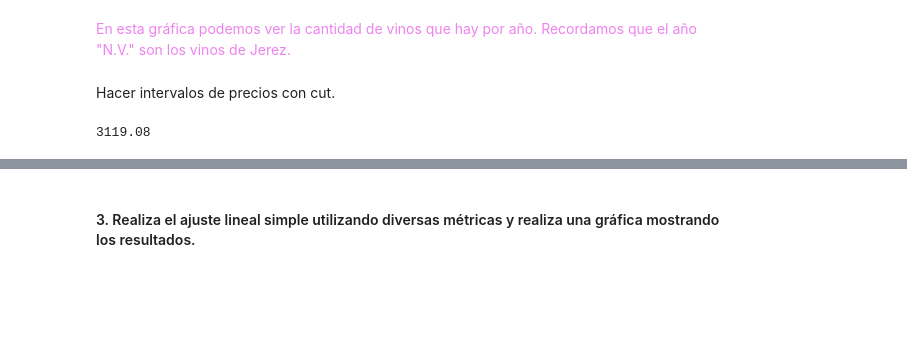
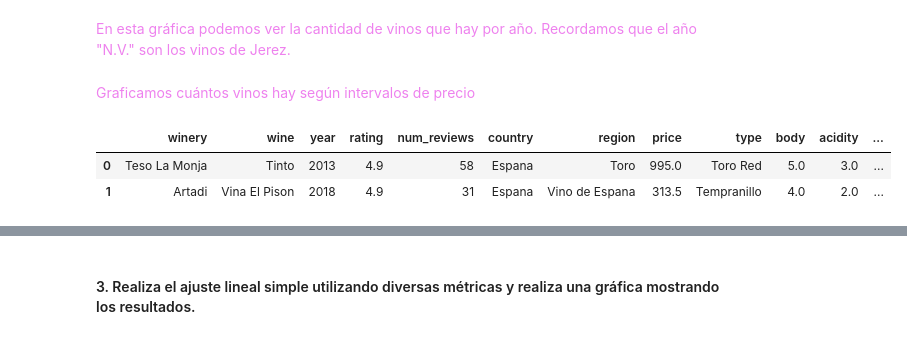
Before and after one commit to Adalab/DA-promo-A-module-3-pairprog-1-pair-3-Olivia-Laura, a Jupyter notebook: REGRESION/REGRESION_LINEAL_1/pair_regresion_lineal_1.ipynb, the cells around one changed output, grey strips where cells are left out. Cells and saved outputs as stored; diff of their text form; code cells hidden in the pictures; blank space fills up the shorter version.

```diff
--- a/REGRESION/REGRESION_LINEAL_1/pair_regresion_lineal_1.ipynb
+++ b/REGRESION/REGRESION_LINEAL_1/pair_regresion_lineal_1.ipynb
@@ -200,12 +276,15 @@ Text(0, 0.5, 'Nº de vinos')
 [figure]
 # %% [markdown]
 <font color = 'violet'> En esta gráfica podemos ver la cantidad de vinos que hay por año. Recordamos que el año "N.V." son los vinos de Jerez.
-# %% [markdown]
-Hacer intervalos de precios con cut.
-# %%
-max(vinos['price'])
-# %% [output]
-3119.08
+# %% [markdown]
+<font color = 'violet'> Graficamos cuántos vinos hay según intervalos de precio
+# %%
+vinos["price_interval"]= pd.cut(vinos["price"], bins = 10, right= True, ordered=True, precision=1)
+vinos.head(2)
+# %% [output]
+|  | winery | wine | year | rating | num_reviews | country | region | price | type | body | acidity | ... |
+| 0 | Teso La Monja | Tinto | 2013 | 4.9 | 58 | Espana | Toro | 995.0 | Toro Red | 5.0 | 3.0 | ... |
+| 1 | Artadi | Vina El Pison | 2018 | 4.9 | 31 | Espana | Vino de Espana | 313.5 | Tempranillo | 4.0 | 2.0 | ... |
 # %%
 fig_dims = (25, 8)
 fig, ax = plt.subplots(figsize=fig_dims)
```
Also changed, not shown: parts of 37 cells of this notebook.
